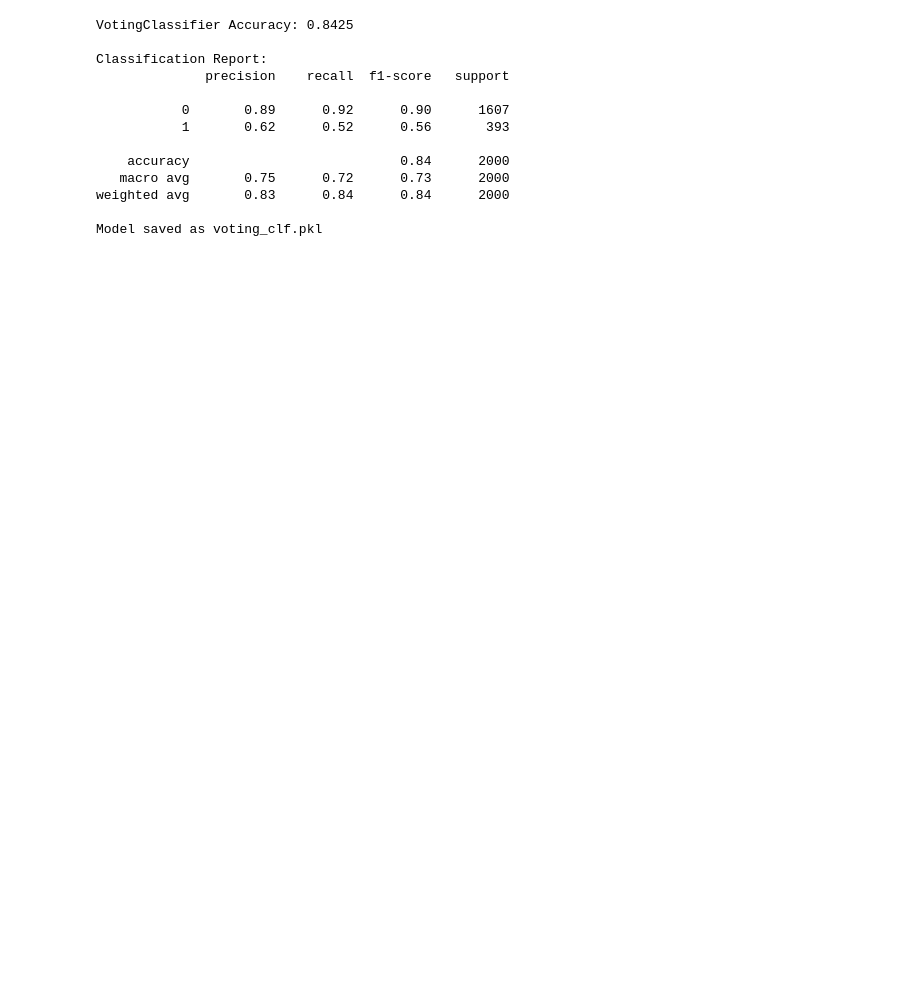
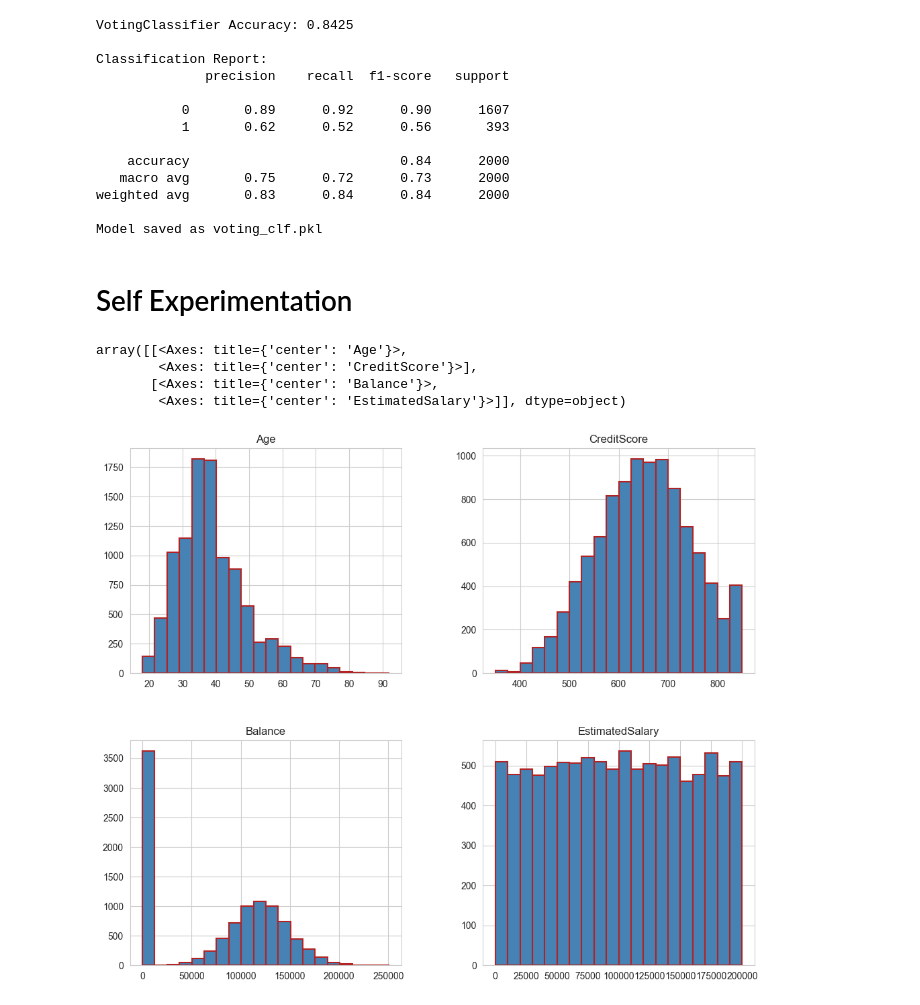
Before and after one commit to BrianShao123/CustomerChurnOutPredictor, a Jupyter notebook: predictor.ipynb, the cells around one changed output. Drawn from its saved outputs; the diff is of its cells as text; code cells hidden in the pictures; blank space fills up the shorter version.

```diff
--- a/predictor.ipynb
+++ b/predictor.ipynb
@@ -589,3 +593,20 @@ Classification Report:
 weighted avg       0.83      0.84      0.84      2000
 
 Model saved as voting_clf.pkl
+# %% [markdown]
+# Self Experimentation
+# %%
+continuous = ['Age', 'CreditScore', 'Balance', 'EstimatedSalary']
+
+df[continuous].hist(figsize=(12, 10),
+                          bins=20,
+                          layout=(2, 2),
+                          color='steelblue',
+                          edgecolor='firebrick',
+                          linewidth=1.5)
+# %% [output]
+array([[<Axes: title={'center': 'Age'}>,
+        <Axes: title={'center': 'CreditScore'}>],
+       [<Axes: title={'center': 'Balance'}>,
+        <Axes: title={'center': 'EstimatedSalary'}>]], dtype=object)
+[figure, added]
```
Also changed, not shown: parts of 17 cells of this notebook.
